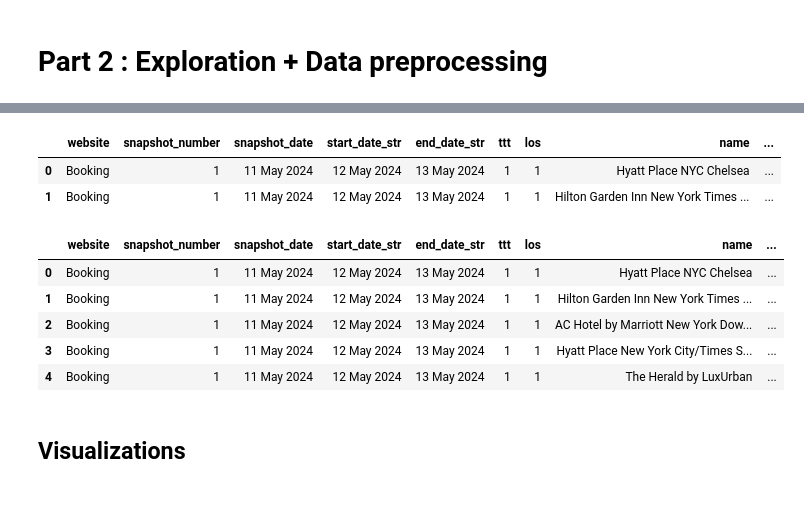
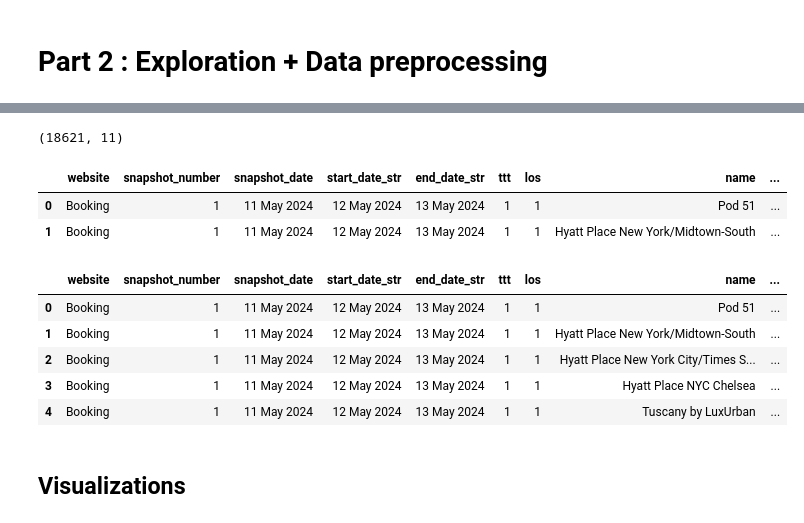
Before and after one commit to idanwork22/intro_to_data_science_project, a Jupyter notebook: jupyter_notebooks/part_2/Comprehensive_Hotel_Data_Analysis.ipynb, the cells around one changed output, grey strips where cells are left out. Cells and saved outputs as stored; diff of their text form; code cells hidden in the pictures.

```diff
--- a/jupyter_notebooks/part_2/Comprehensive_Hotel_Data_Analysis.ipynb
+++ b/jupyter_notebooks/part_2/Comprehensive_Hotel_Data_Analysis.ipynb
@@ -13,12 +13,14 @@ import platform
 from datetime import datetime, timedelta
 # %%
 # Load the data
-booking_df = pd.read_csv('booking.csv')
+booking_df = pd.read_csv('Booking_13_59__05_11_2024.csv')
+print(booking_df.shape)
 booking_df.head(2)
 # %% [output]
+(18621, 11)
 |  | website | snapshot_number | snapshot_date | start_date_str | end_date_str | ttt | los | name | ... |
-| 0 | Booking | 1 | 11 May 2024 | 12 May 2024 | 13 May 2024 | 1 | 1 | Hyatt Place NYC Chelsea | ... |
-| 1 | Booking | 1 | 11 May 2024 | 12 May 2024 | 13 May 2024 | 1 | 1 | Hilton Garden Inn New York Times ... | ... |
+| 0 | Booking | 1 | 11 May 2024 | 12 May 2024 | 13 May 2024 | 1 | 1 | Pod 51 | ... |
+| 1 | Booking | 1 | 11 May 2024 | 12 May 2024 | 13 May 2024 | 1 | 1 | Hyatt Place New York/Midtown-South | ... |
 # %%
 def is_weekend_between(start_date_str, end_date_str):
     # Parse the start and end dates
@@ -54,11 +56,11 @@ booking_df['los'] = booking_df['los'].astype('int64')
 booking_df.head()
 # %% [output]
 |  | website | snapshot_number | snapshot_date | start_date_str | end_date_str | ttt | los | name | ... |
-| 0 | Booking | 1 | 11 May 2024 | 12 May 2024 | 13 May 2024 | 1 | 1 | Hyatt Place NYC Chelsea | ... |
-| 1 | Booking | 1 | 11 May 2024 | 12 May 2024 | 13 May 2024 | 1 | 1 | Hilton Garden Inn New York Times ... | ... |
-| 2 | Booking | 1 | 11 May 2024 | 12 May 2024 | 13 May 2024 | 1 | 1 | AC Hotel by Marriott New York Dow... | ... |
-| 3 | Booking | 1 | 11 May 2024 | 12 May 2024 | 13 May 2024 | 1 | 1 | Hyatt Place New York City/Times S... | ... |
-| 4 | Booking | 1 | 11 May 2024 | 12 May 2024 | 13 May 2024 | 1 | 1 | The Herald by LuxUrban | ... |
+| 0 | Booking | 1 | 11 May 2024 | 12 May 2024 | 13 May 2024 | 1 | 1 | Pod 51 | ... |
+| 1 | Booking | 1 | 11 May 2024 | 12 May 2024 | 13 May 2024 | 1 | 1 | Hyatt Place New York/Midtown-South | ... |
+| 2 | Booking | 1 | 11 May 2024 | 12 May 2024 | 13 May 2024 | 1 | 1 | Hyatt Place New York City/Times S... | ... |
+| 3 | Booking | 1 | 11 May 2024 | 12 May 2024 | 13 May 2024 | 1 | 1 | Hyatt Place NYC Chelsea | ... |
+| 4 | Booking | 1 | 11 May 2024 | 12 May 2024 | 13 May 2024 | 1 | 1 | Tuscany by LuxUrban | ... |
 # %% [markdown]
 ## Visualizations
 # %%
```
Also changed, not shown: parts of 4 cells of this notebook, 7 other files.
